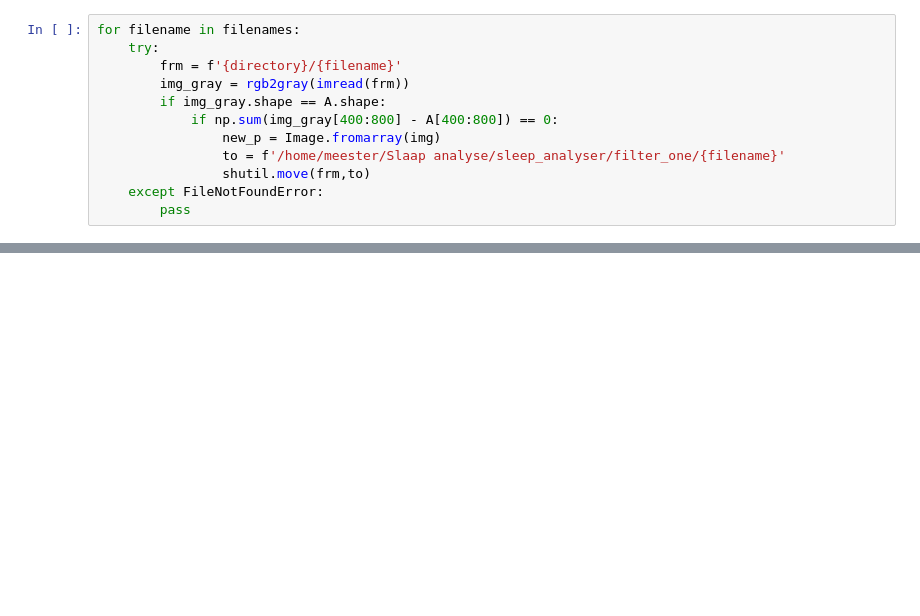
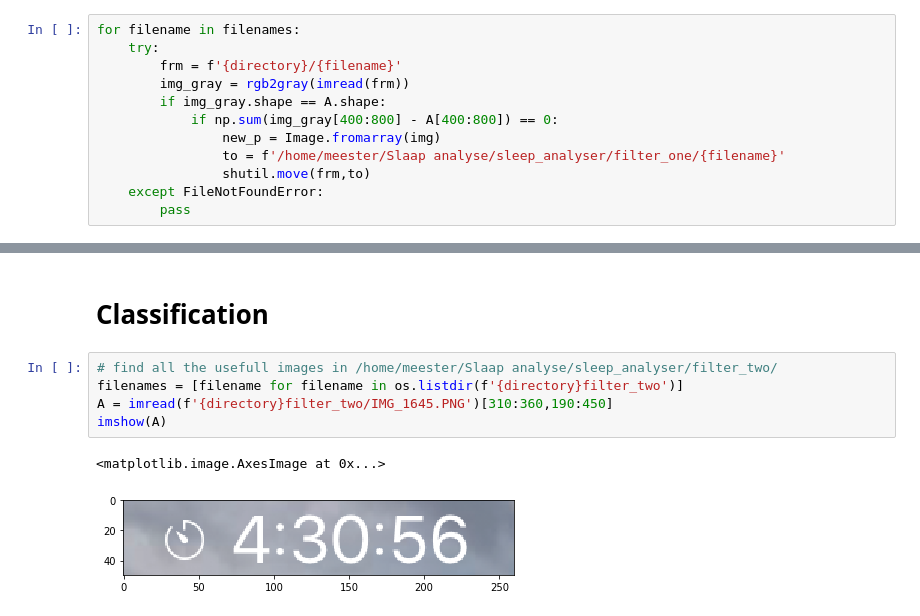
Before and after one commit to readmees/sleep_analyser, a Jupyter notebook: slaap_analyse.ipynb, the cells around one changed output, grey strips where cells are left out. Drawn from its saved outputs; the diff is of its cells as text; blank space fills up the shorter version.

Commit message:
Classification partly works and is very promissing!

```diff
--- a/slaap_analyse.ipynb
+++ b/slaap_analyse.ipynb
@@ -100,3 +93,13 @@ for filename in filenames:
                 shutil.move(frm,to)
     except FileNotFoundError:
         pass
+# %% [markdown]
+# Classification
+# %%
+# find all the usefull images in /home/meester/Slaap analyse/sleep_analyser/filter_two/
+filenames = [filename for filename in os.listdir(f'{directory}filter_two')]
+A = imread(f'{directory}filter_two/IMG_1645.PNG')[310:360,190:450]
+imshow(A)
+# %% [output]
+<matplotlib.image.AxesImage at 0x...>
+[figure, added]
```
Also changed, not shown: parts of 10 cells of this notebook.
